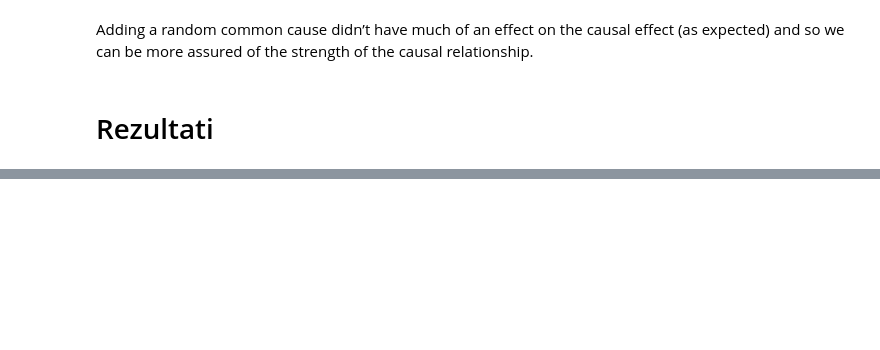
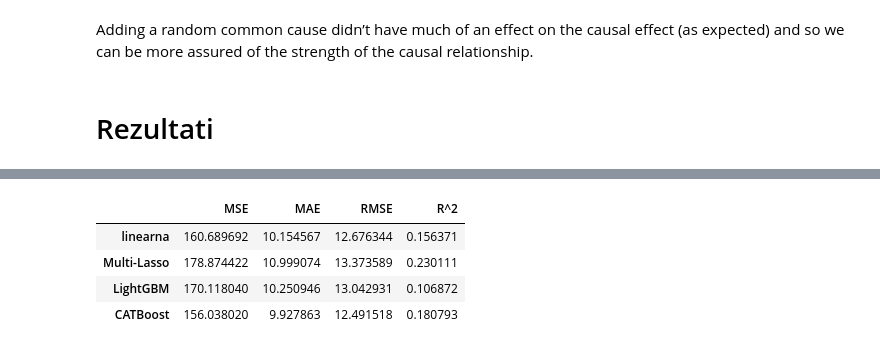
Before and after one commit to mikocij/SUprojekt, a Jupyter notebook: Projekt.ipynb, the cells around one changed output, grey strips where cells are left out. Saved outputs shown, nothing was run; the diff lists cells and outputs as text; code cells hidden in the pictures; blank space fills up the shorter version.

```diff
--- a/Projekt.ipynb
+++ b/Projekt.ipynb
@@ -776,7 +856,7 @@ from sklearn.metrics import make_scorer
 from sklearn.model_selection import GridSearchCV
 
 K = 15
-parameters = [{'kernel': ['linear','sigmoid','rbf'], 'gamma': [2e-2, 2e-1, 1,  8],'C': [2e-3,2e-2, 2, 4]}]
+parameters = [{'kernel': ['linear','polynomial','rbf'], 'gamma': [2e-2, 2e-1, 1,  8],'C': [2e-3,2e-2, 2, 4]}]
 scorer = make_scorer(mean_squared_error, greater_is_better=False)
 svr_gs = GridSearchCV(SVR(epsilon = 0.01), parameters, cv = K, scoring=scorer)
 
@@ -791,9 +869,5 @@ ONCE WE GET BEST RESULTS , WE ONCE AGAIN TRAIN OUR MODEL Results:
 # %%
-regressor = SVR(**svr_gs.best_params_)
+regressor = SVR(C=2,gamma=0.002,kernel='linear')
+#regressor = SVR(**svr_gs.best_params_)
 regressor.fit(train_X,train_y)
 pred=regressor.predict(valid_X)
-
-error = np.sqrt(mean_squared_error(valid_y,pred))
-data = {"kernel":pd.Series(["GS Output"]),"Test RMSE":pd.Series([error]),"Pred":pd.Series([pred])}
-table_rmse = table_rmse.append(pd.DataFrame(data))
-print(table_rmse)
@@ -807,4 +874,3 @@ print(table_rmse)
 # %%
-svr_test_rmse = table_rmse["Test RMSE"].min()
-print("Test RMSE using SVR is:",svr_test_rmse)
+data.loc['SVR best'] = evaluateRegressor(valid_y,pred)
 # %% [output]
@@ -1003,0 +976,8 @@ R-squared: 0.18596744170379642 , from <0,1>
+# %%
+data
+# %% [output]
+|  | MSE | MAE | RMSE | R^2 |
+| linearna | 160.689692 | 10.154567 | 12.676344 | 0.156371 |
+| Multi-Lasso | 178.874422 | 10.999074 | 13.373589 | 0.230111 |
+| LightGBM | 170.118040 | 10.250946 | 13.042931 | 0.106872 |
+| CATBoost | 156.038020 | 9.927863 | 12.491518 | 0.180793 |
```
Also changed, not shown: parts of 40 cells of this notebook, 2 other files.
